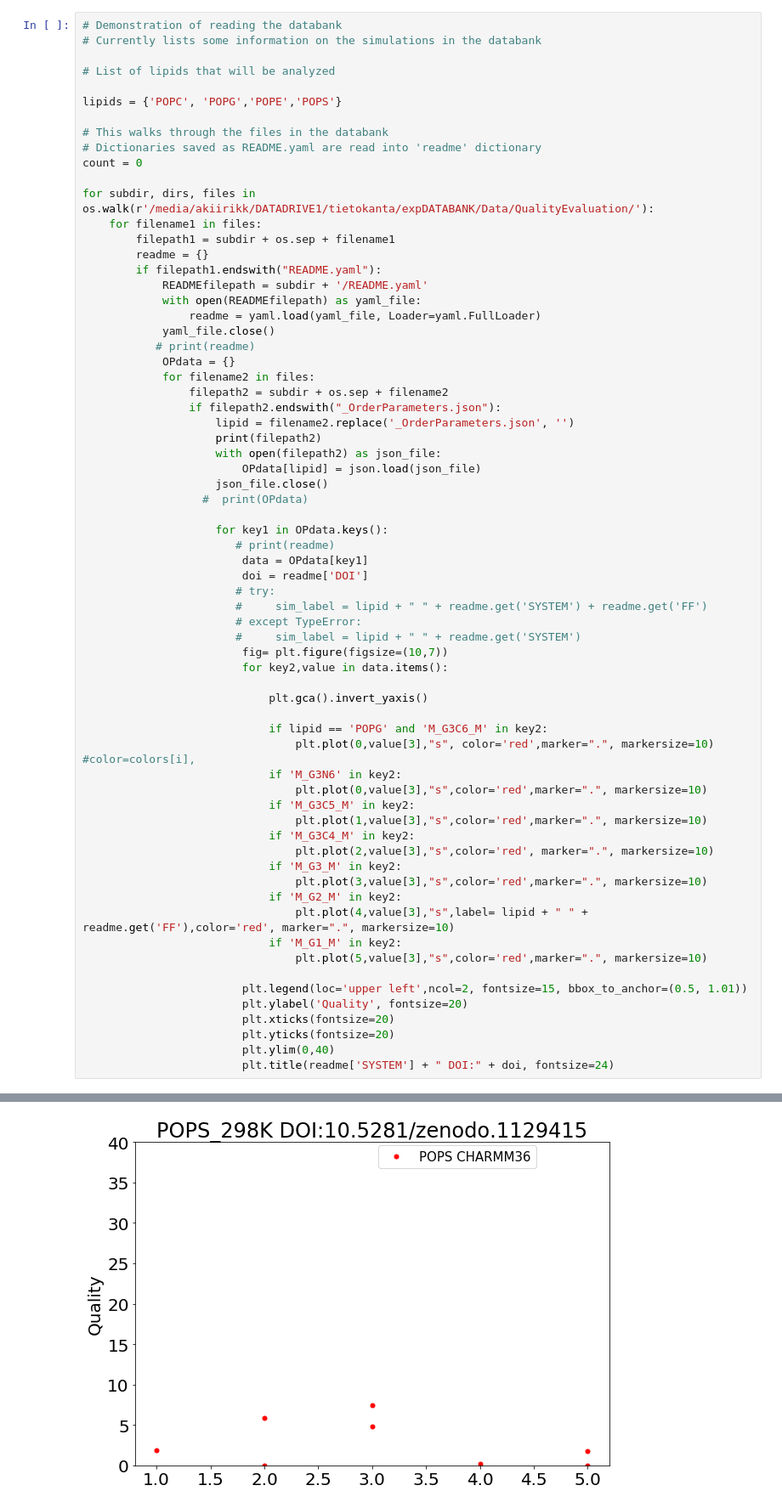
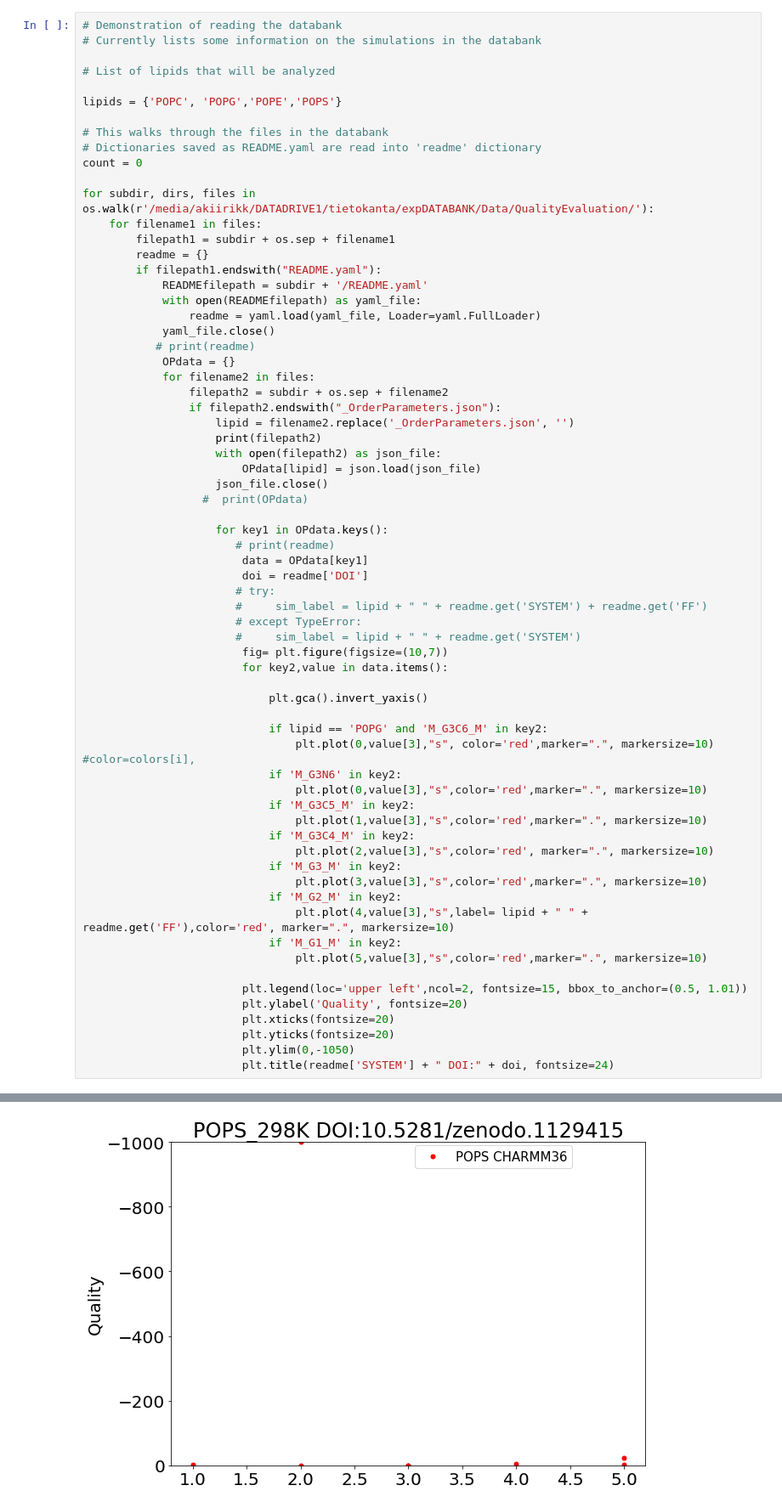
Before and after one commit to nencini/expDATABANK, a Jupyter notebook: scripts/plotQuality.ipynb, the cells around one changed output, grey strips where cells are left out. Shown: that part at 85% size. Saved outputs shown, nothing was run; the diff lists cells and outputs as text.

```diff
--- a/scripts/plotQuality.ipynb
+++ b/scripts/plotQuality.ipynb
@@ -67,32 +67,32 @@ for subdir, dirs, files in os.walk(r'/media/akiirikk/DATADRIVE1/tietokanta/expDA
 
                             if lipid == 'POPG' and 'M_G3C6_M' in key2:
                                 plt.plot(0,value[3],"s", color='red',marker=".", markersize=10)  #color=colors[i],
                             if 'M_G3N6' in key2:
                                 plt.plot(0,value[3],"s",color='red',marker=".", markersize=10)
                             if 'M_G3C5_M' in key2:
                                 plt.plot(1,value[3],"s",color='red',marker=".", markersize=10)
                             if 'M_G3C4_M' in key2:
                                 plt.plot(2,value[3],"s",color='red', marker=".", markersize=10)
                             if 'M_G3_M' in key2:
                                 plt.plot(3,value[3],"s",color='red',marker=".", markersize=10)
                             if 'M_G2_M' in key2:
                                 plt.plot(4,value[3],"s",label= lipid + " " + readme.get('FF'),color='red', marker=".", markersize=10)
                             if 'M_G1_M' in key2:
                                 plt.plot(5,value[3],"s",color='red',marker=".", markersize=10)
 
                         plt.legend(loc='upper left',ncol=2, fontsize=15, bbox_to_anchor=(0.5, 1.01))
                         plt.ylabel('Quality', fontsize=20)
                         plt.xticks(fontsize=20)
                         plt.yticks(fontsize=20)
-                        plt.ylim(0,40)
+                        plt.ylim(0,-1050)
                         plt.title(readme['SYSTEM'] + " DOI:" + doi, fontsize=24)
 # %% [output]
 /media/akiirikk/DATADRIVE1/tietokanta/expDATABANK/Data/QualityEvaluation/1b2/6e6/1b26e6c750b4f39c37770422cd4d3c40240cf111/995bc873b811ca09c916b47784fa33bb9d793732/POPS_OrderParameters.json
 /media/akiirikk/DATADRIVE1/tietokanta/expDATABANK/Data/QualityEvaluation/25a/ce9/25ace931487aad89f9e755125358282fe99d8ea8/7ce1e2a0f5027d28b81cab28c850ef64d5c9aff5/POPC_OrderParameters.json
 /media/akiirikk/DATADRIVE1/tietokanta/expDATABANK/Data/QualityEvaluation/5e2/0fe/5e20fe22000d94eb54ce0e030c1dd2439796b331/839c970611cedad2e65068b6e412d84c12831ed6/POPC_OrderParameters.json
 /media/akiirikk/DATADRIVE1/tietokanta/expDATABANK/Data/QualityEvaluation/a63/ca7/a63ca7001cbd5cfc328da122668d1aebc00f2c91/220540156a6ac7813942fd01d998a491b6ff9b8b/POPC_OrderParameters.json
 /media/akiirikk/DATADRIVE1/tietokanta/expDATABANK/Data/QualityEvaluation/b06/79c/b0679cd5bb4bed509b91a002305d2771ed4ad54e/72ec31258e95aefa0d053131b9e734b4b11eb030/POPC_OrderParameters.json
 /media/akiirikk/DATADRIVE1/tietokanta/expDATABANK/Data/QualityEvaluation/be6/5d5/be65d56aa0b9732c1f75b8e2de40133ac6c5f706/fe08222fa3d4cc603161b05233be0af37dd3cc8b/POPC_OrderParameters.json
 /media/akiirikk/DATADRIVE1/tietokanta/expDATABANK/Data/QualityEvaluation/c74/6ca/c746ca52b71d685e53a802e8046e1253baf6af2b/8850a90345eb033df4ae3228c3b9fa1fbbe40162/POPC_OrderParameters.json
 /media/akiirikk/DATADRIVE1/tietokanta/expDATABANK/Data/QualityEvaluation/f40/bb6/f40bb6ab5d44402be07059e8df74b5a8200f031e/6774168dfec0a5a7377c8a46341eba603f320cf7/POPS_OrderParameters.json
-[figure, old version]
+[figure, new version]
```
Also changed, not shown: parts of 1 cell of this notebook, 9 other files.
